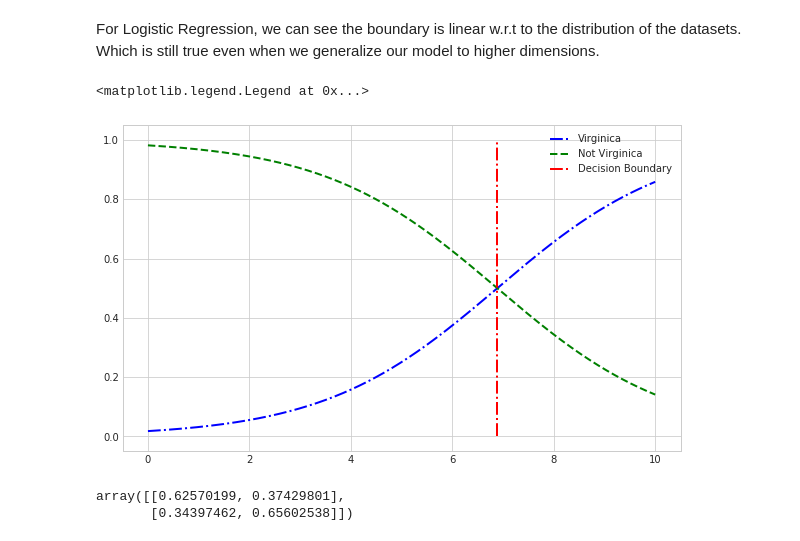
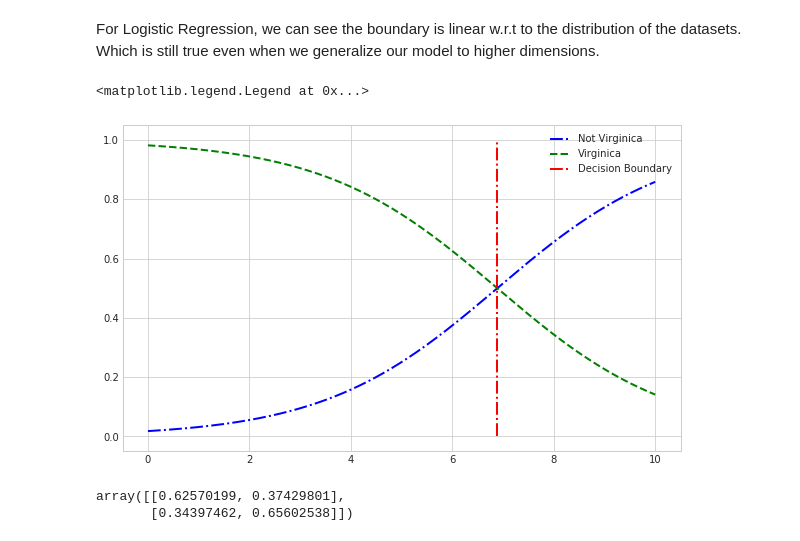
Before and after one commit to wrk1231/DataAnalysis-ML, a Jupyter notebook: Linear Model.ipynb, the cells around one changed output. Drawn from its saved outputs; the diff is of its cells as text; code cells hidden in the pictures.

```diff
--- a/Linear Model.ipynb
+++ b/Linear Model.ipynb
@@ -822,17 +885,17 @@ For Logistic Regression, we can see the boundary is linear w.r.t to the distribu
 # %%
 feature_new = np.linspace(0, 10, 1000).reshape(-1, 1)
 target_probability = log_reg.predict_proba(feature_new)
 
 fig = plt.figure(figsize=(10,6))
 ax= plt.axes()
 
-ax.plot(feature_new, target_probability[:, 1], "b-.",  linewidth=2, label="Virginica")
-ax.plot(feature_new, target_probability[:, 0], "g--", linewidth=2, label="Not Virginica")
+ax.plot(feature_new, target_probability[:, 1], "b-.",  linewidth=2, label="Not Virginica")
+ax.plot(feature_new, target_probability[:, 0], "g--", linewidth=2, label="Virginica")
 ax.plot([decision_boundary, decision_boundary], [0, 1], "r-.", linewidth=2, label= 'Decision Boundary')
 ax.legend()
 # %% [output]
 <matplotlib.legend.Legend at 0x...>
-[figure, old version]
+[figure, new version]
 # %%
 log_reg.predict_proba([[6], [8]])
 # %% [output]
```
Also changed, not shown: parts of 15 cells of this notebook, 1 other file.
